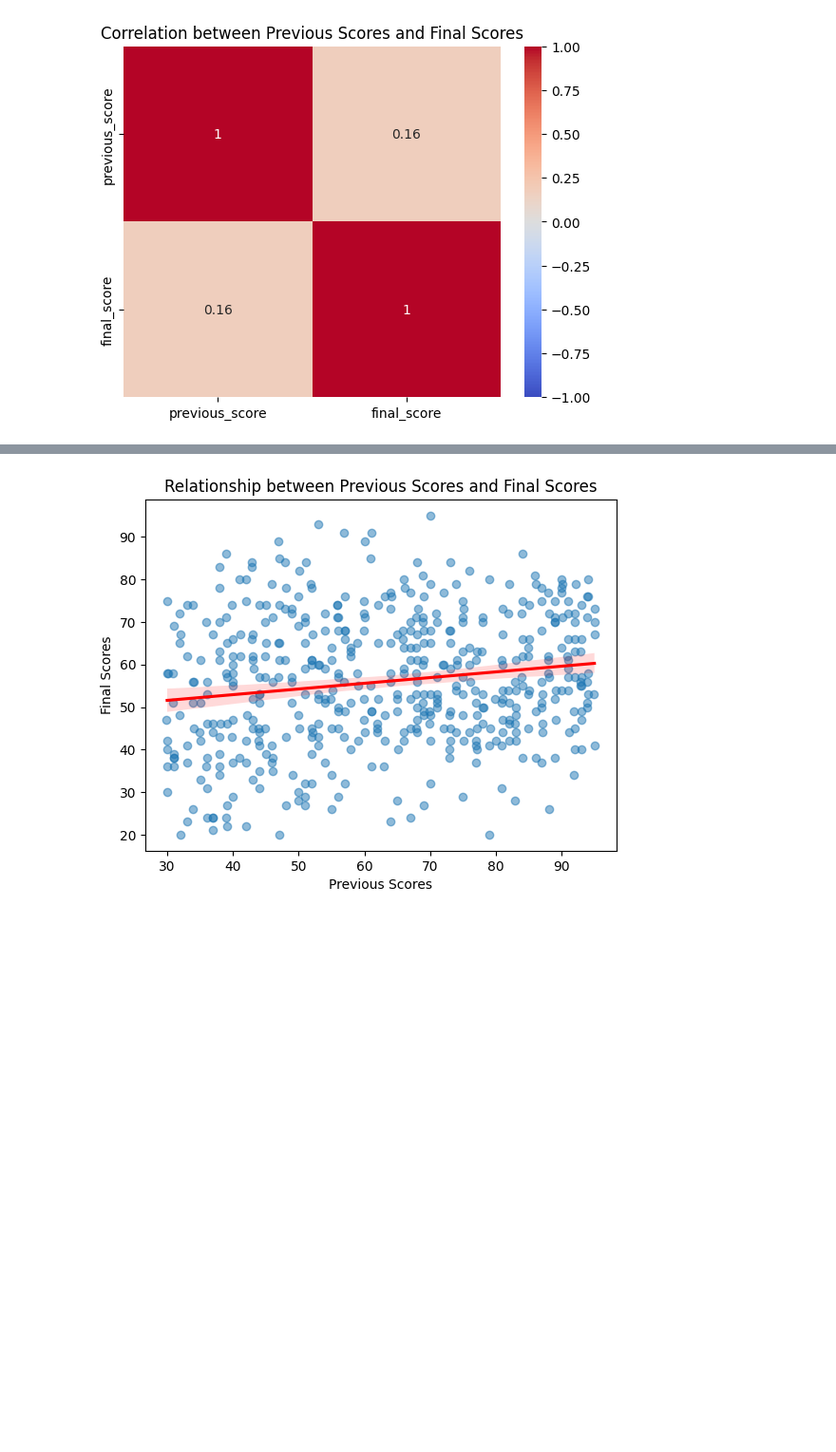
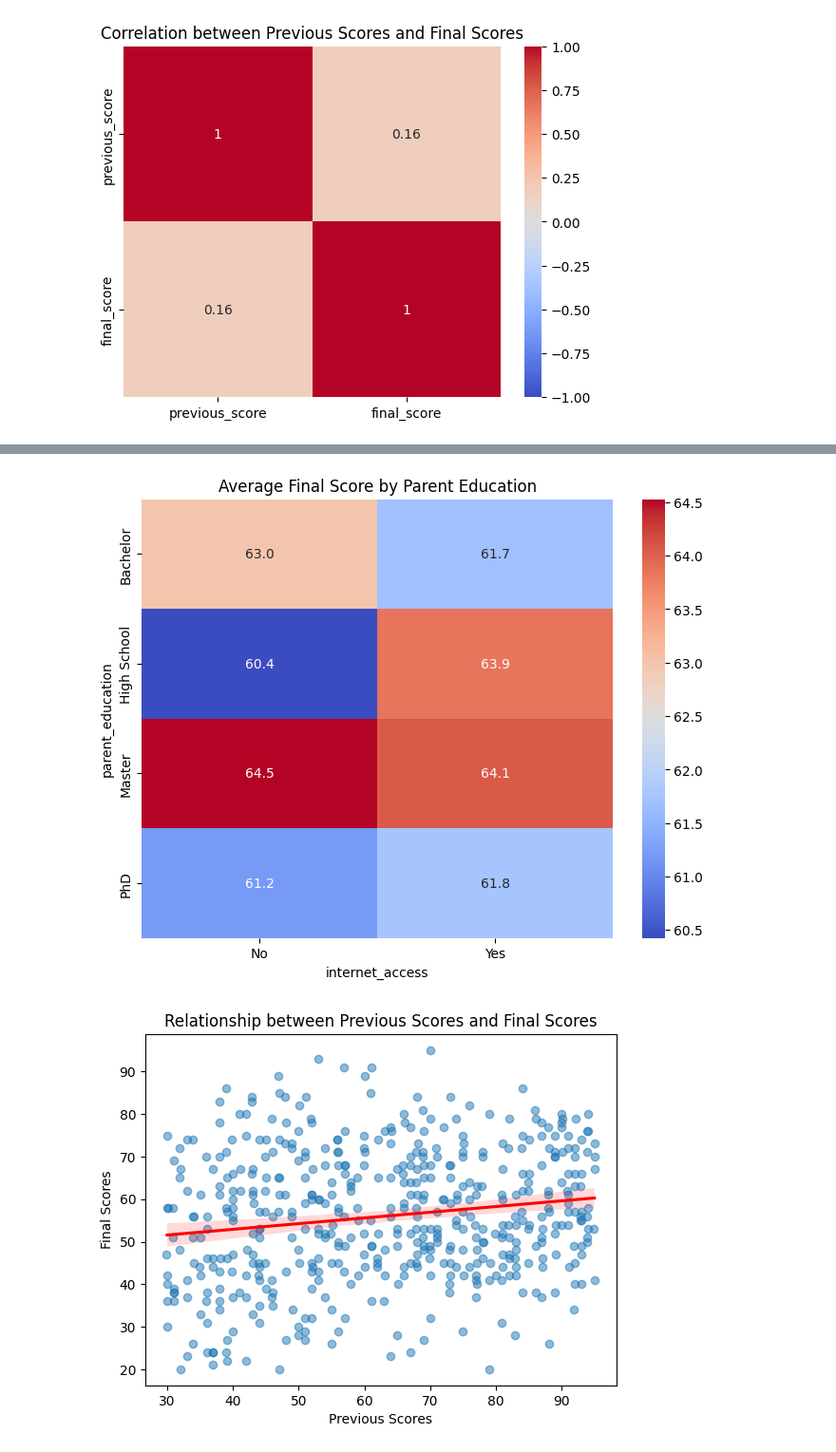
Before and after one commit to raymakoko/Student_Performance_Analyzer, a Jupyter notebook: notebooks/visualization.ipynb, the cells around one changed output, grey strips where cells are left out. Shown at 95% size. Cells and saved outputs as stored; diff of their text form; code cells hidden in the pictures; blank space fills up the shorter version.

```diff
--- a/notebooks/visualization.ipynb
+++ b/notebooks/visualization.ipynb
@@ -81,3 +132,13 @@ plt.show()
+# %%
+#pivot data to calculate the mean final
+pivot_df = student_performance_df.pivot_table(values='previous_score', index='parent_education', columns='internet_access', aggfunc='mean')
+
+plt.figure(figsize=(8, 6))
+sns.heatmap(pivot_df, annot=True, cmap='coolwarm', fmt=".1f")
+plt.title('Average Final Score by Parent Education')
+plt.show()
+# %% [output]
+[figure, added]
 # %%
 # plot a regression plot to show the relationship between previous scores and final scores
 sns.regplot(x='previous_score',
```
Also changed, not shown: parts of 9 cells of this notebook, 1 other file.
